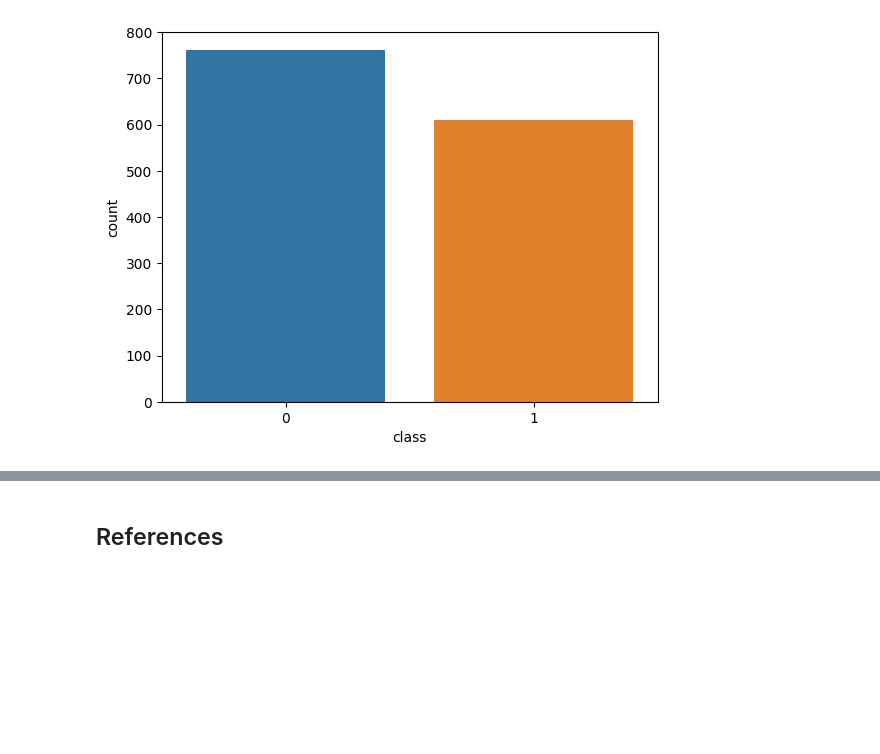
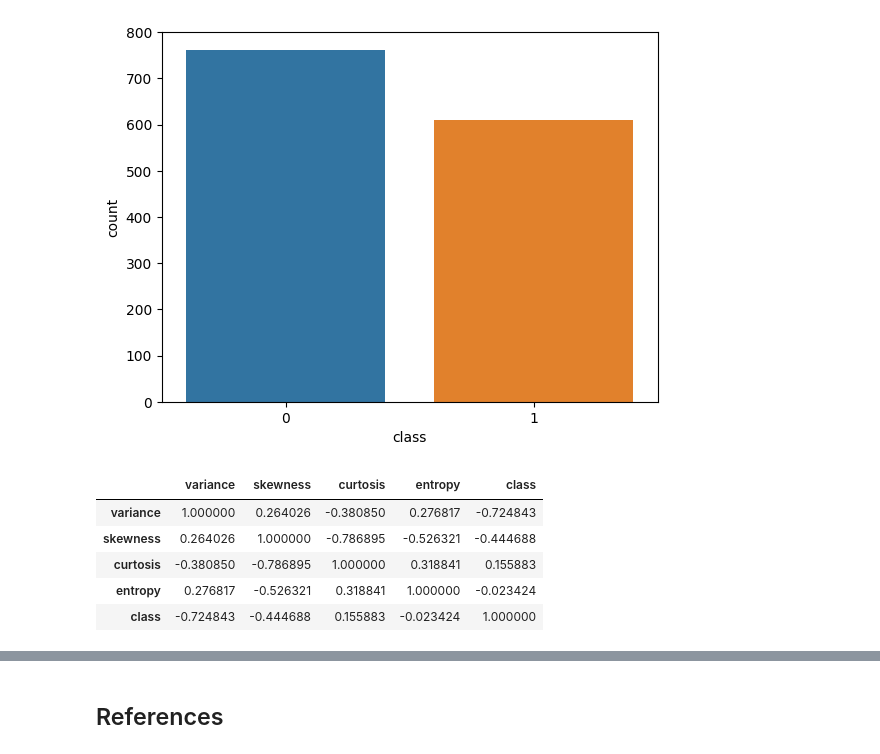
Before and after one commit to mathewpeedikayil/fake-banknotes-classification, a Jupyter notebook: main.ipynb, the cells around one changed output, grey strips where cells are left out. Cells and saved outputs as stored; diff of their text form; code cells hidden in the pictures; blank space fills up the shorter version.

```diff
--- a/main.ipynb
+++ b/main.ipynb
@@ -81,3 +81,13 @@ sns.countplot(x = df['class'])
 plt.show()
 # %% [output]
 [figure]
+# %%
+corr_matrix = df.corr()
+corr_matrix
+# %% [output]
+|  | variance | skewness | curtosis | entropy | class |
+| variance | 1.000000 | 0.264026 | -0.380850 | 0.276817 | -0.724843 |
+| skewness | 0.264026 | 1.000000 | -0.786895 | -0.526321 | -0.444688 |
+| curtosis | -0.380850 | -0.786895 | 1.000000 | 0.318841 | 0.155883 |
+| entropy | 0.276817 | -0.526321 | 0.318841 | 1.000000 | -0.023424 |
+| class | -0.724843 | -0.444688 | 0.155883 | -0.023424 | 1.000000 |
```
Also changed, not shown: parts of 2 cells of this notebook.
